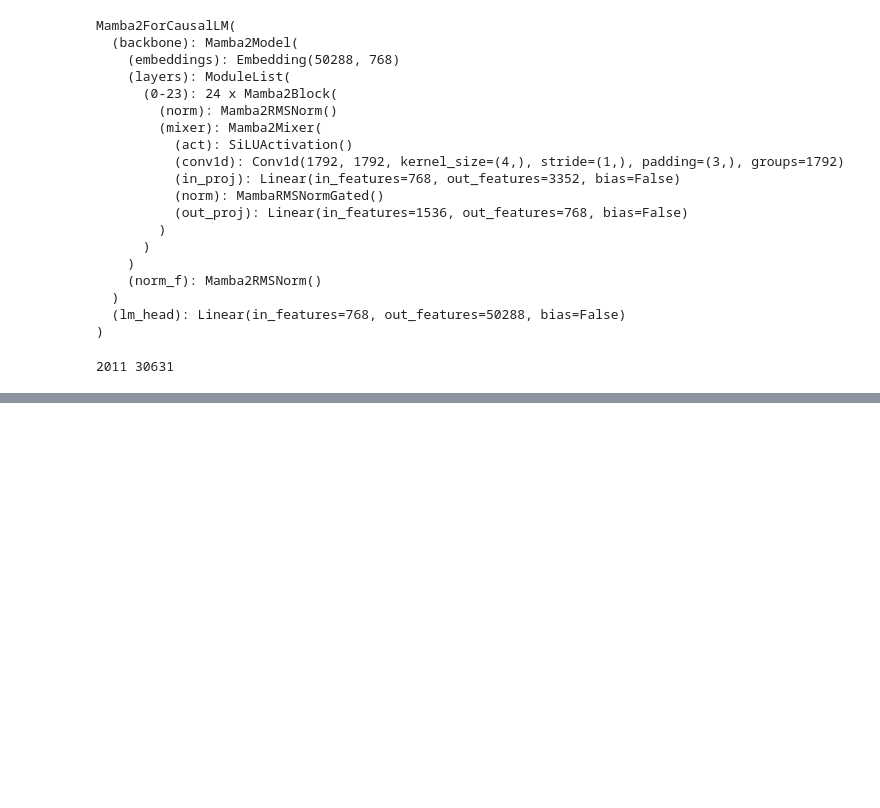
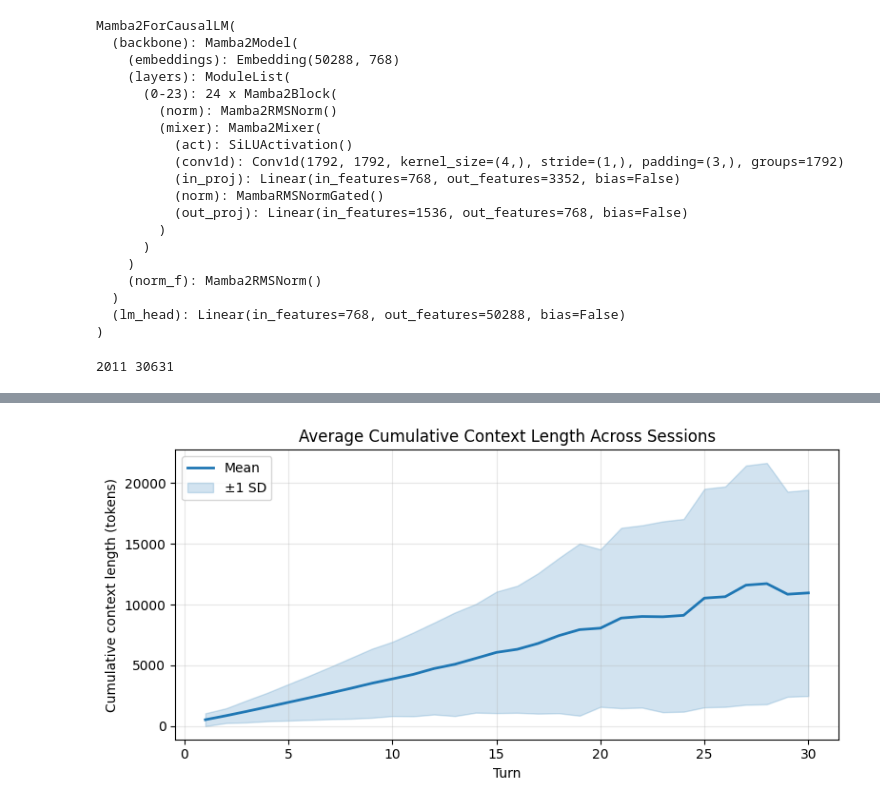
Before and after one commit to nightd132/chat_state_management, a Jupyter notebook: test3.ipynb, the cells around one changed output, grey strips where cells are left out. Cells and saved outputs as stored; diff of their text form; code cells hidden in the pictures; blank space fills up the shorter version.

```diff
--- a/test3.ipynb
+++ b/test3.ipynb
@@ -425,0 +314,14 @@ Finish running AE latent_dim=128
+# %%
+lengths = []
+
+for session in test_sessions:
+    text = ""
+
+    for turn in session:
+        text += turn["content"]
+
+    n_tokens = tokenizer(text, return_tensors="pt").input_ids.shape[1]
+    lengths.append(n_tokens)
+
+print("Max :", max(lengths))
+print("Mean:", sum(lengths)/len(lengths))
@@ -425,0 +346,74 @@ Finish running AE latent_dim=128
+# %%
+import numpy as np
+import matplotlib.pyplot as plt
+
+
+turn_context_lengths = {}
+
+for session in test_sessions:
+    cumulative_tokens = 0
+
+    for turn_idx, turn in enumerate(session):
+        turn_tokens = len(
+            tokenizer.encode(turn["content"], add_special_tokens=False)
+        )
+
+        cumulative_tokens += turn_tokens
+
+        turn_context_lengths.setdefault(turn_idx + 1, []).append(cumulative_tokens)
+
+
+num_sessions = len(test_sessions)
+min_sessions = max(10, int(0.05 * num_sessions))
+
+turns = []
+means = []
+stds = []
+counts = []
+
+for t in sorted(turn_context_lengths):
+    values = np.array(turn_context_lengths[t])
+
+    if len(values) >= min_sessions:
+        turns.append(t)
+        means.append(values.mean())
+        stds.append(values.std(ddof=1))
+        counts.append(len(values))
+
+turns = np.array(turns)
+means = np.array(means)
+stds = np.array(stds)
+
+
+plt.figure(figsize=(8, 4))
+
+plt.plot(
+    turns,
+    means,
+    color="tab:blue",
+    linewidth=2,
+    label="Mean"
+)
+
+plt.fill_between(
+    turns,
+    means - stds,
+    means + stds,
+    color="tab:blue",
+    alpha=0.2,
+    label="±1 SD"
+)
+
+plt.xlabel("Turn")
+plt.ylabel("Cumulative context length (tokens)")
+plt.title("Average Cumulative Context Length Across Sessions")
+plt.grid(alpha=0.3)
+plt.legend()
+plt.tight_layout()
+plt.show()
+
+
+for t, m, s, n in zip(turns, means, stds, counts):
+    print(f"Turn {t:2d}: {m:.1f} ± {s:.1f} tokens (n={n})")
+# %% [output]
+[figure, added]
```
Also changed, not shown: parts of 22 cells of this notebook, 19 other files.
